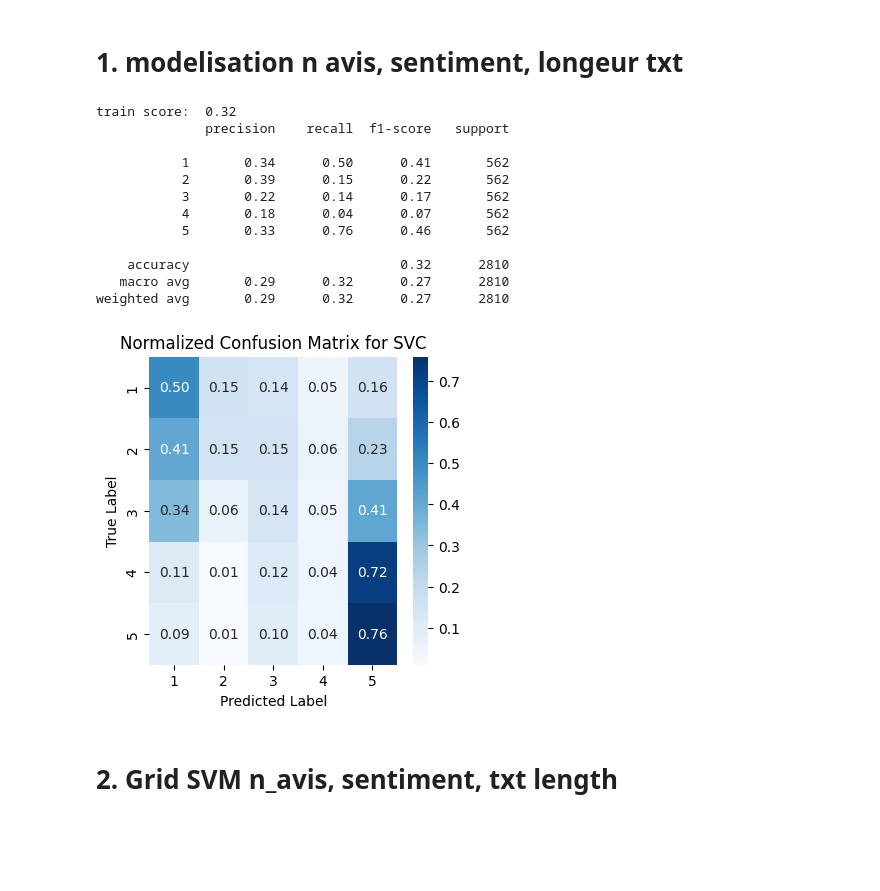
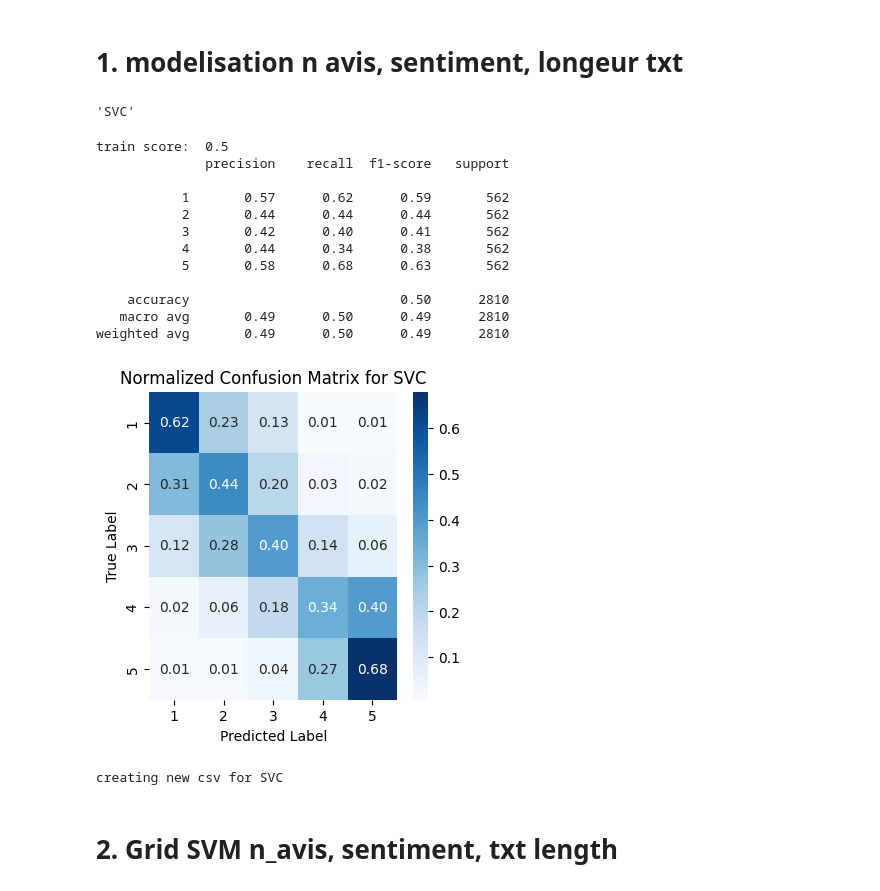
Before and after one commit to LeWaHe/SentiBank, a Jupyter notebook: notebooks/8_A_prediction_SVM_Grid.ipynb, the cells around one changed output. Drawn from its saved outputs; the diff is of its cells as text; code cells hidden in the pictures; blank space fills up the shorter version.

```diff
--- a/notebooks/8_A_prediction_SVM_Grid.ipynb
+++ b/notebooks/8_A_prediction_SVM_Grid.ipynb
@@ -12,17 +12,20 @@ import time
 # in house functions:
 %run 'DST_fun.ipynb' # model_report() and review_vector()
 
-train = pd.read_csv("../data/avis/train_noYC_lemma_sent_equil.csv", index_col=0)
-y_train = train.etoiles
-X_train = train.drop("etoiles", axis = 1)
-X_train = X_train[['n_avis','sentiment_norm','longueur_texte']]
+train_df = pd.read_csv("../data/avis/train_noYC_lemma_sent_equil.csv", index_col=0)
+feature_cols = ['n_avis','sentiment_norm','longueur_texte']+ [colname for colname in train_df.columns if "bank_" in colname]
 
-test = pd.read_csv('../data/avis/test_noYC_lemma_sent_equil.csv')
-y_test = test['etoiles']
-X_test = test.drop("etoiles", axis =1)
-X_test = X_test[['n_avis','sentiment_norm','longueur_texte']]
+y_train = train_df.etoiles
+X_train = train_df.drop("etoiles", axis = 1)
+X_train = train_df[feature_cols]
+
+test_df = pd.read_csv('../data/avis/test_noYC_lemma_sent_equil.csv', index_col=0)
+y_test = test_df['etoiles']
+X_test = test_df.drop("etoiles", axis =1)
+X_test = test_df[feature_cols]
 
 model_name = "SVC"
 
+#train.head()
 X_train.head(2)
 # %% [output]
@@ -33,26 +37,31 @@ X_train.head(2)
 # 0 Modelisation de base n_avis, length
 # %% [markdown]
 # 1. modelisation n avis, sentiment, longeur txt
+# %%
+model_name
+# %% [output]
+'SVC'
 # %%
-test_name ="SVM - n_avis, sentiment, text length"
+test_name =f"{model_name}- n_avis, sentiment, text length, companies"
 model = svm.SVC(random_state = 7)
 t0 = time.time()
 model.fit(X_train, y_train)
-model_report(test_name)
+model_report(test_name, model_name)
 # %% [output]
-train score:  0.32
+train score:  0.5
               precision    recall  f1-score   support
 
-           1       0.34      0.50      0.41       562
-           2       0.39      0.15      0.22       562
-           3       0.22      0.14      0.17       562
-           4       0.18      0.04      0.07       562
-           5       0.33      0.76      0.46       562
+           1       0.57      0.62      0.59       562
+           2       0.44      0.44      0.44       562
+           3       0.42      0.40      0.41       562
+           4       0.44      0.34      0.38       562
+           5       0.58      0.68      0.63       562
 
-    accuracy                           0.32      2810
-   macro avg       0.29      0.32      0.27      2810
-weighted avg       0.29      0.32      0.27      2810
+    accuracy                           0.50      2810
+   macro avg       0.49      0.50      0.49      2810
+weighted avg       0.49      0.50      0.49      2810
-[figure, old version]
+[figure, new version]
+creating new csv for SVC
 # %% [markdown]
 # 2. Grid SVM n_avis, sentiment, txt length
 # %%
```
Also changed, not shown: parts of 6 cells of this notebook, 33 other files.
